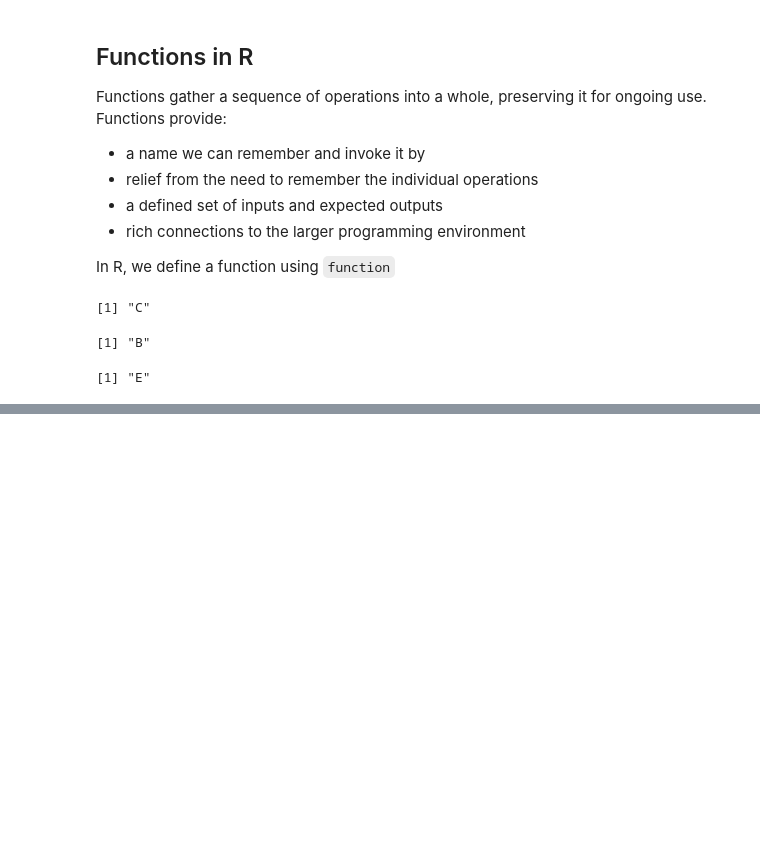
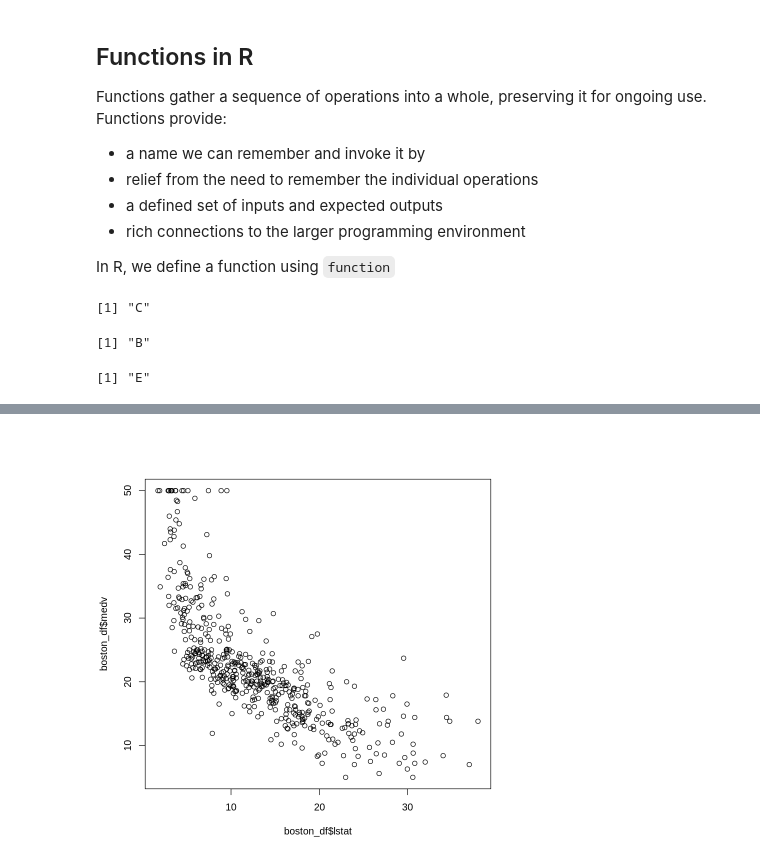
Before and after one commit to ridhampatoliya/R_Short_Course, a Jupyter notebook: Intro_to_R.ipynb, the cells around one changed output, grey strips where cells are left out. Cells and saved outputs as stored; diff of their text form; code cells hidden in the pictures; blank space fills up the shorter version.

```diff
--- a/Intro_to_R.ipynb
+++ b/Intro_to_R.ipynb
@@ -727,0 +836,4 @@ tibble [1,704 × 6] (S3: tbl_df/tbl/data.frame)
+# %%
+plot(boston_df$lstat, boston_df$medv)
+# %% [output]
+[figure, added]
```
Also changed, not shown: parts of 43 cells of this notebook.
